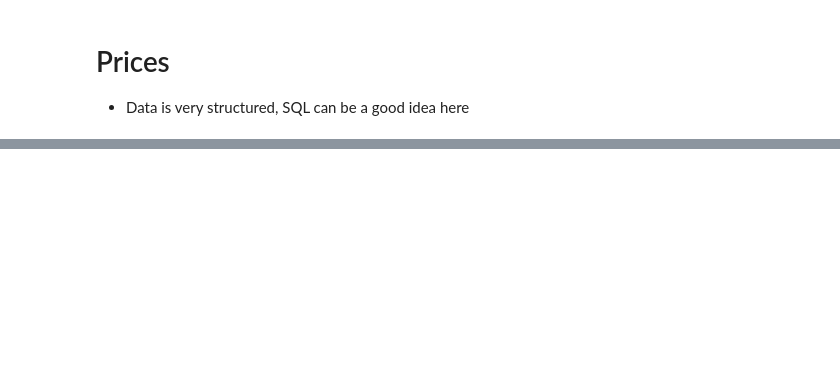
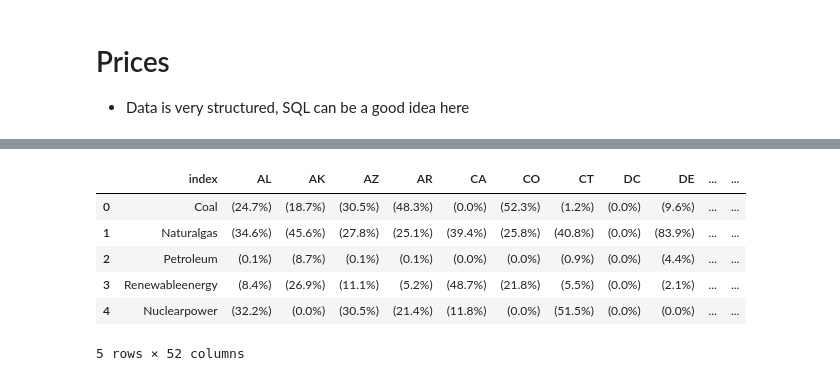
Before and after one commit to derrikdennis/ProjectEnergy, a Jupyter notebook: Sebastian/GiveMeData.ipynb, the cells around one changed output, grey strips where cells are left out. Saved outputs shown, nothing was run; the diff lists cells and outputs as text; code cells hidden in the pictures; blank space fills up the shorter version.

```diff
--- a/Sebastian/GiveMeData.ipynb
+++ b/Sebastian/GiveMeData.ipynb
@@ -301,0 +354,5 @@ for state in ElectricPowerConsumption_df.keys():
+# %%
+#To view the sqlite
+electricityGeneration = pd.read_sql_query("SELECT * from 'Electric Power Consumption'", conn)
+electricityGeneration
+# %% [output]
@@ -301,0 +361,7 @@ for state in ElectricPowerConsumption_df.keys():
+|  | index | AL | AK | AZ | AR | CA | CO | CT | DC | DE | ... | ... |
+| 0 | Coal | (24.7%) | (18.7%) | (30.5%) | (48.3%) | (0.0%) | (52.3%) | (1.2%) | (0.0%) | (9.6%) | ... | ... |
+| 1 | Naturalgas | (34.6%) | (45.6%) | (27.8%) | (25.1%) | (39.4%) | (25.8%) | (40.8%) | (0.0%) | (83.9%) | ... | ... |
+| 2 | Petroleum | (0.1%) | (8.7%) | (0.1%) | (0.1%) | (0.0%) | (0.0%) | (0.9%) | (0.0%) | (4.4%) | ... | ... |
+| 3 | Renewableenergy | (8.4%) | (26.9%) | (11.1%) | (5.2%) | (48.7%) | (21.8%) | (5.5%) | (0.0%) | (2.1%) | ... | ... |
+| 4 | Nuclearpower | (32.2%) | (0.0%) | (30.5%) | (21.4%) | (11.8%) | (0.0%) | (51.5%) | (0.0%) | (0.0%) | ... | ... |
+5 rows × 52 columns
```
Also changed, not shown: parts of 10 cells of this notebook, 2 other files.
